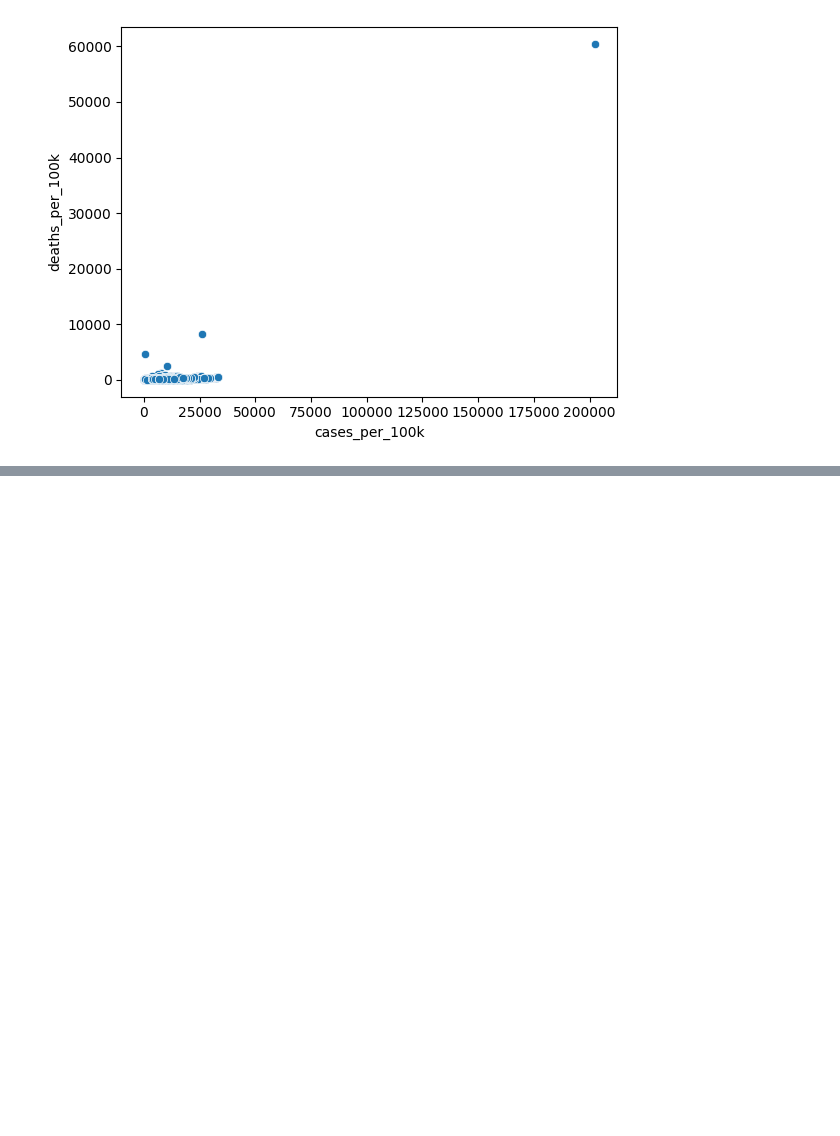
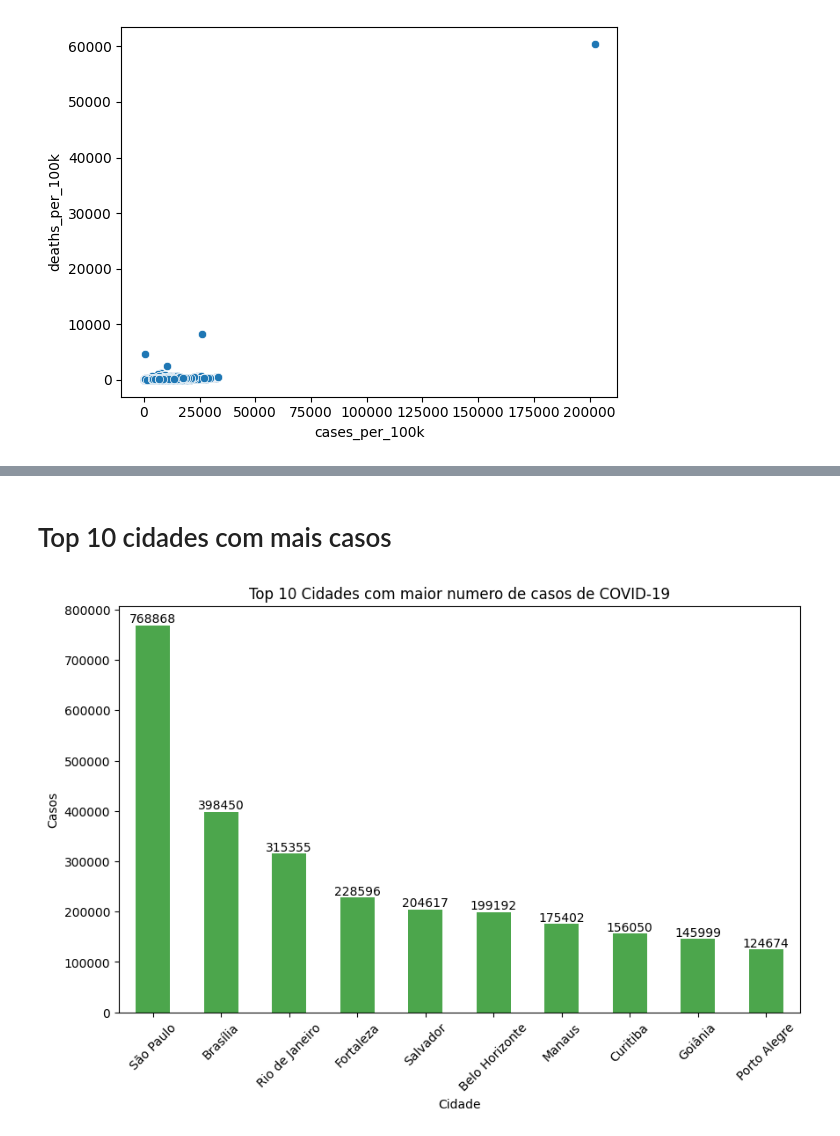
Before and after one commit to levyvix/kaggle_extract, a Jupyter notebook: explore.ipynb, the cells around one changed output, grey strips where cells are left out. Cells and saved outputs as stored; diff of their text form; code cells hidden in the pictures; blank space fills up the shorter version.

```diff
--- a/explore.ipynb
+++ b/explore.ipynb
@@ -213,0 +254,34 @@ sns.scatterplot(data=cidades_populacao, x="cases_per_100k", y="deaths_per_100k")
+# %% [markdown]
+# Top 10 cidades com mais casos
+# %%
+# Convert 'date' column to datetime format
+top_10_cities = (
+    cidades_populacao.groupby(["state_x", "name"], as_index=False)
+    .agg({"cases": "max", "deaths": "max", "population": "max"})
+    .assign(casos_por_100k=lambda df: df["cases"] / df["population"] * 100000)
+    .nlargest(10, "cases")
+)
+
+plt.figure(figsize=(10, 6))
+bars = top_10_cities.set_index("name")["cases"].plot(
+    kind="bar", color="green", alpha=0.7
+)
+plt.title("Top 10 Cidades com maior numero de casos de COVID-19")
+plt.xlabel("Cidade")
+plt.ylabel("Casos")
+plt.xticks(rotation=45)
+plt.grid(False)
+
+# Add markers to each bar
+for bar in bars.patches:
+    plt.text(
+        bar.get_x() + bar.get_width() / 2,
+        bar.get_height(),
+        str(int(bar.get_height())),
+        ha="center",
+        va="bottom",
+    )
+
+plt.show()
+# %% [output]
+[figure, added]
```
Also changed, not shown: parts of 24 cells of this notebook.
